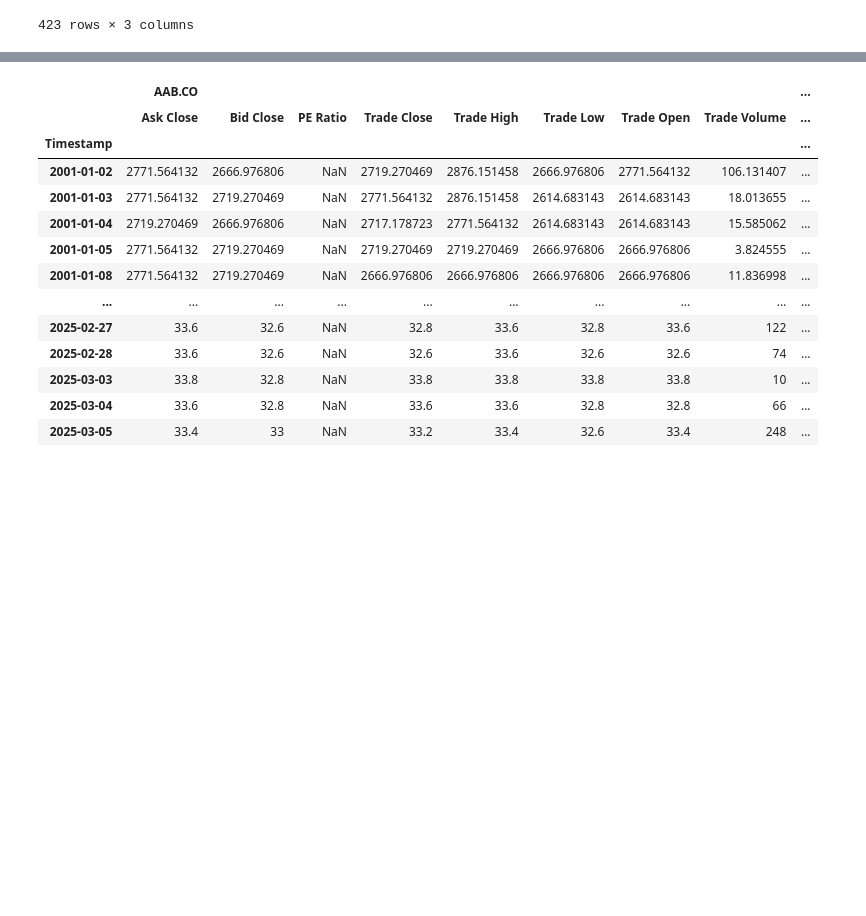
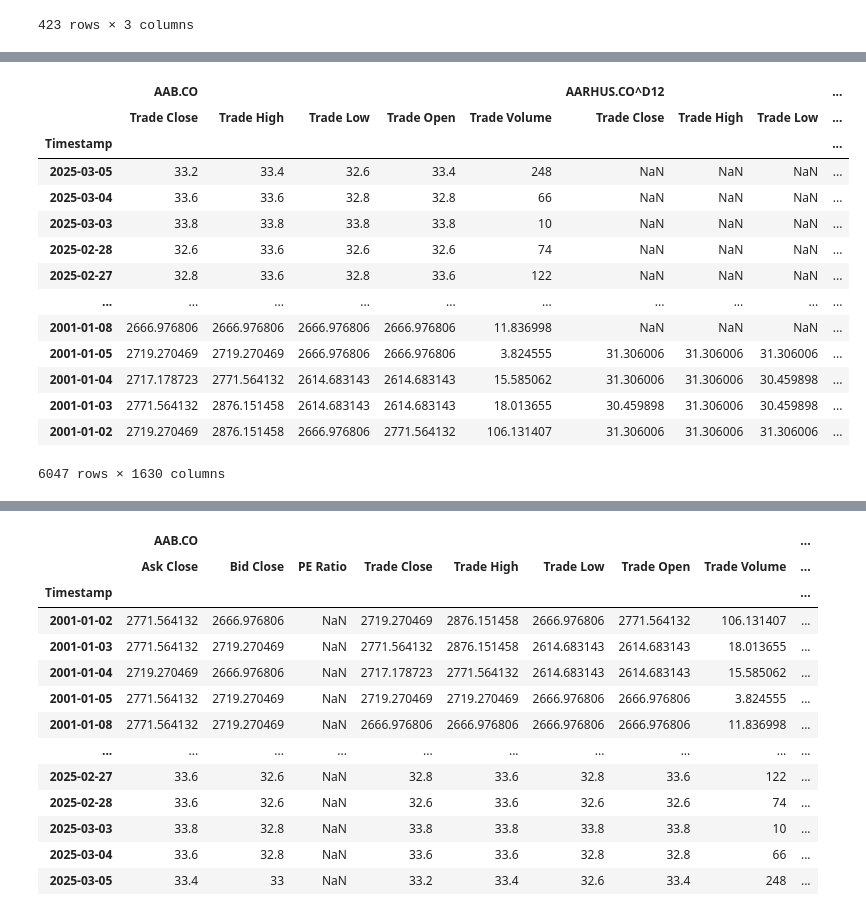
Before and after one commit to johanoelgaard/MastersThesis, a Jupyter notebook: eikon.ipynb, the cells around one changed output, grey strips where cells are left out. Drawn from its saved outputs; the diff is of its cells as text; code cells hidden in the pictures; blank space fills up the shorter version.

```diff
--- a/eikon.ipynb
+++ b/eikon.ipynb
@@ -56,0 +73,46 @@ trade_values_df.index.name = "Timestamp"
+# %%
+# required columns:
+required_columns = {"Trade Close", "Trade High", "Trade Low", "Trade Open", "Trade Volume"}
+
+# extract all tickers from the first level of the columns
+tickers = trade_values_df.columns.levels[0]
+
+valid_tickers = []
+
+for ticker in tickers:
+    # the sub-columns (second-level) for this particular ticker
+    subcols = set(trade_values_df[ticker].columns)
+
+    # check if all required columns are present
+    if required_columns.issubset(subcols):
+
+        # now check how many valid rows the ticker has.
+        subdf = trade_values_df[ticker][list(required_columns)]
+
+        # count rows that are non-null in *all* required columns:
+        non_null_rows = subdf.dropna(how="any").shape[0]
+
+        if non_null_rows >= 30:
+            valid_tickers.append(ticker)
+
+# filter the original DataFrame to keep only valid tickers and all their second-level columns:
+trade_df = trade_values_df.loc[:, (valid_tickers, slice(None))]
+
+# display or continue working with the cleaned DataFrame
+display(trade_df)
+# %% [output]
+|  | AAB.CO |  |  |  |  | AARHUS.CO^D12 |  |  | ... |
+|  | Trade Close | Trade High | Trade Low | Trade Open | Trade Volume | Trade Close | Trade High | Trade Low | ... |
+| Timestamp |  |  |  |  |  |  |  |  | ... |
+| 2025-03-05 | 33.2 | 33.4 | 32.6 | 33.4 | 248 | NaN | NaN | NaN | ... |
+| 2025-03-04 | 33.6 | 33.6 | 32.8 | 32.8 | 66 | NaN | NaN | NaN | ... |
+| 2025-03-03 | 33.8 | 33.8 | 33.8 | 33.8 | 10 | NaN | NaN | NaN | ... |
+| 2025-02-28 | 32.6 | 33.6 | 32.6 | 32.6 | 74 | NaN | NaN | NaN | ... |
+| 2025-02-27 | 32.8 | 33.6 | 32.8 | 33.6 | 122 | NaN | NaN | NaN | ... |
+| ... | ... | ... | ... | ... | ... | ... | ... | ... | ... |
+| 2001-01-08 | 2666.976806 | 2666.976806 | 2666.976806 | 2666.976806 | 11.836998 | NaN | NaN | NaN | ... |
+| 2001-01-05 | 2719.270469 | 2719.270469 | 2666.976806 | 2666.976806 | 3.824555 | 31.306006 | 31.306006 | 31.306006 | ... |
+| 2001-01-04 | 2717.178723 | 2771.564132 | 2614.683143 | 2614.683143 | 15.585062 | 31.306006 | 31.306006 | 30.459898 | ... |
+| 2001-01-03 | 2771.564132 | 2876.151458 | 2614.683143 | 2614.683143 | 18.013655 | 30.459898 | 31.306006 | 30.459898 | ... |
+| 2001-01-02 | 2719.270469 | 2876.151458 | 2666.976806 | 2771.564132 | 106.131407 | 31.306006 | 31.306006 | 31.306006 | ... |
+6047 rows × 1630 columns
```
Also changed, not shown: parts of 8 cells of this notebook, 2 other files.
